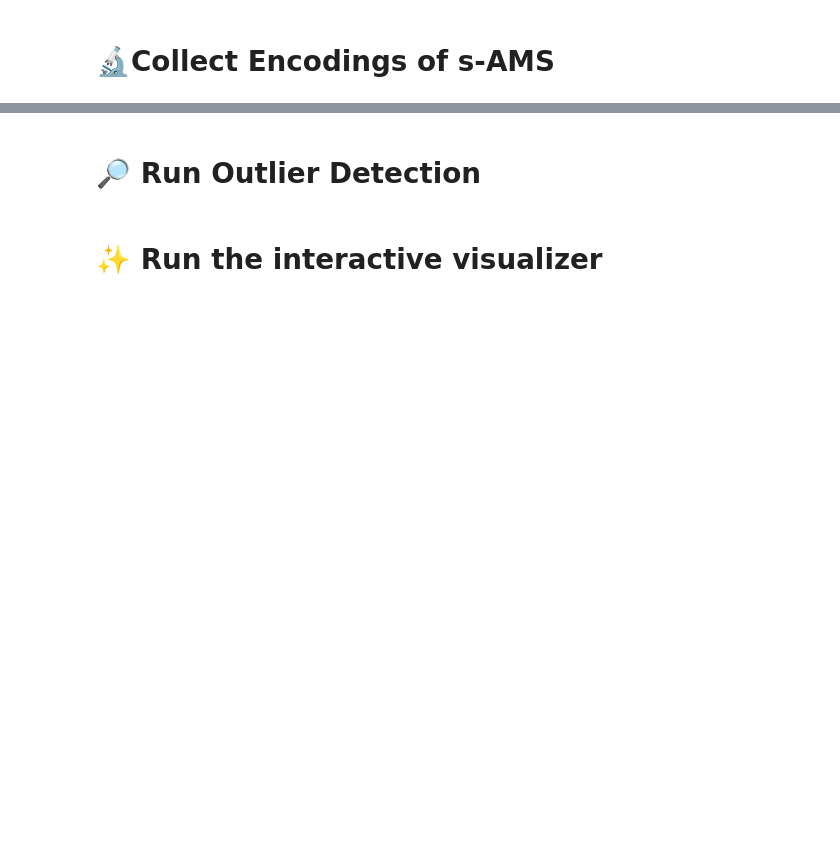
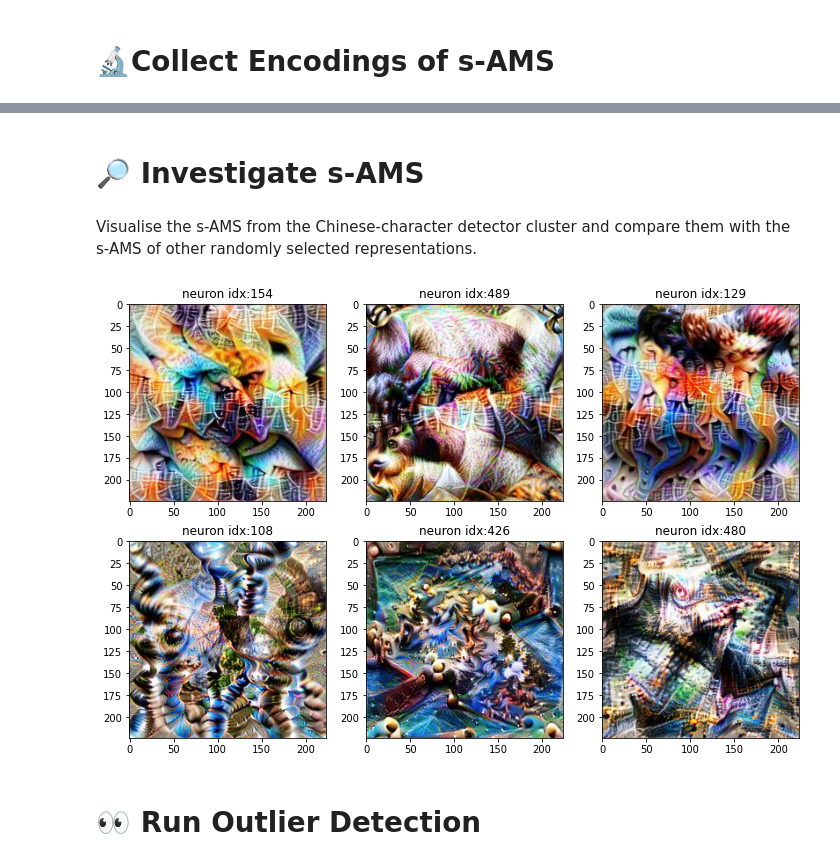
Before and after one commit to lapalap/dora, a Jupyter notebook: examples/hello_dora.ipynb, the cells around one changed output, grey strips where cells are left out. Saved outputs shown, nothing was run; the diff lists cells and outputs as text; code cells hidden in the pictures; blank space fills up the shorter version.

```diff
--- a/examples/hello_dora.ipynb
+++ b/examples/hello_dora.ipynb
@@ -68,2 +188,28 @@ d.collect_encodings(
+# %% [markdown]
+# 🔎 Investigate s-AMS
+# %% [markdown]
+Visualise the s-AMS from the Chinese-character detector cluster and compare them with the s-AMS of other randomly selected representations.
+# %%
+from PIL import Image
+import random
+
+fig, ax = plt.subplots(nrows=2, ncols=3, figsize=(12, 8))
+
+# top row -- Chinese-character detectors s-AMS
+for i, col in enumerate(ax[0]):
+  im = Image.open("/content/dora/sAMS/model.avgpool/{neuron_id}_1+.jpg".format(neuron_id = CH_resps[i]))
+  col.imshow(im)
+  col.set_title(f"neuron idx:{CH_resps[i]}")
+
+# bottom row -- s-AMS of random representations
+for i, col in enumerate(ax[1]):
+  random_neuron = random.choice(neuron_indices)
+  im = Image.open("/content/dora/sAMS/model.avgpool/{neuron_id}_1+.jpg".format(neuron_id = random_neuron))
+  col.imshow(im)
+  col.set_title(f"neuron idx:{random_neuron}")
+
+plt.show()
+# %% [output]
+[figure, added]
 # %% [markdown]
-# 🔎 Run Outlier Detection
+# 👀 Run Outlier Detection
@@ -76,2 +215,0 @@ result = d.run_outlier_detection(
-# %% [markdown]
-# ✨ Run the interactive visualizer
```
Also changed, not shown: parts of 31 cells of this notebook, 1 other file.
